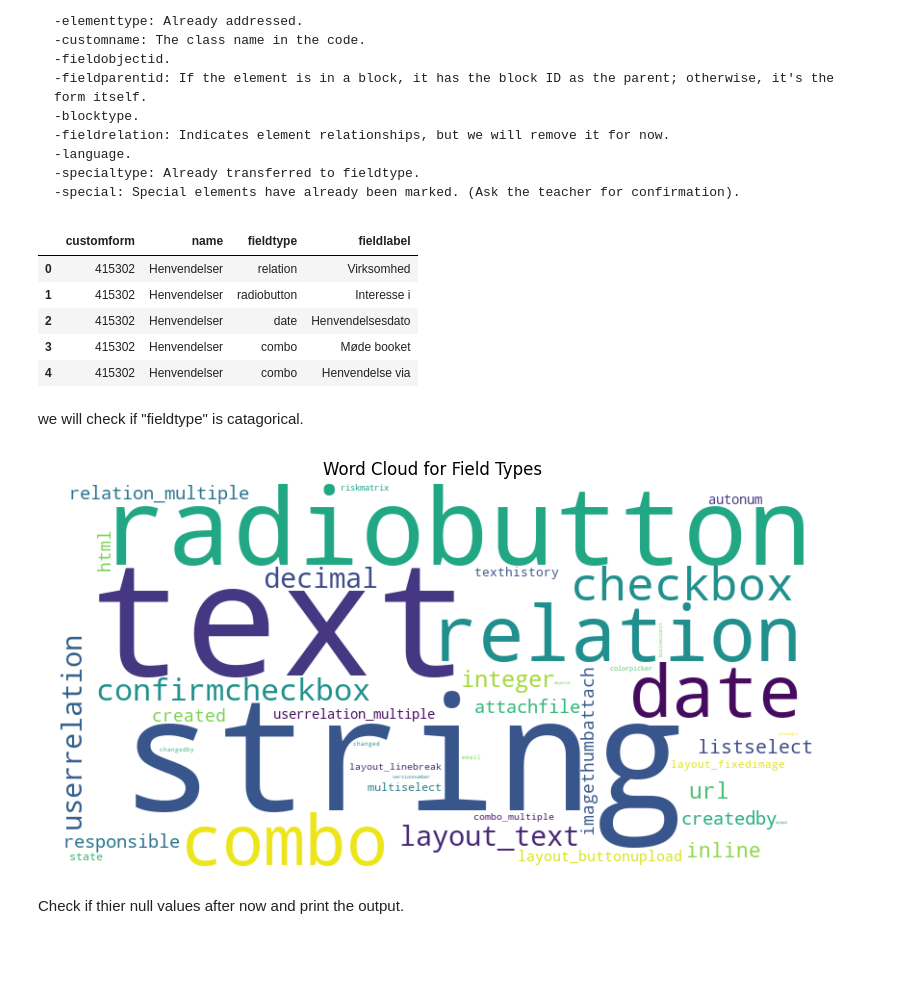
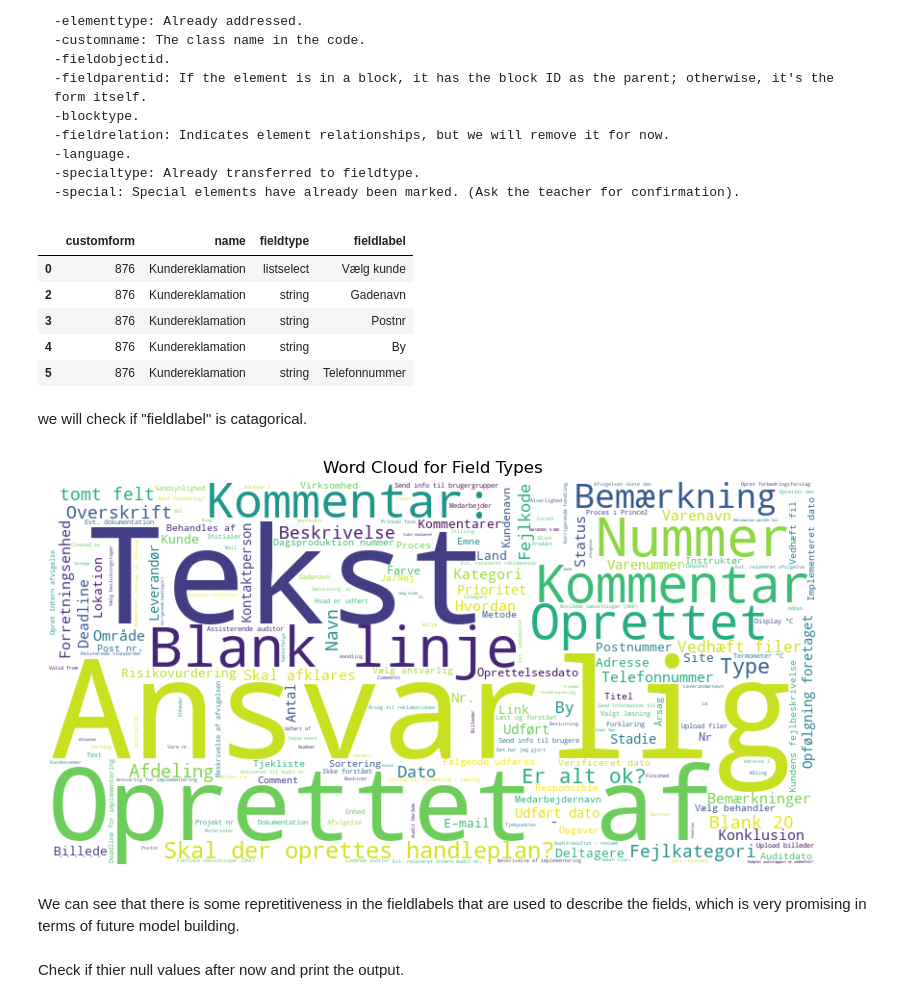
Before and after one commit to Semo0/IPWFormAi, a Jupyter notebook: app/IPWFormAi.ipynb, the cells around one changed output. Cells and saved outputs as stored; diff of their text form; code cells hidden in the pictures; blank space fills up the shorter version.

Commit message:
more data preprocessing for multioutput classification

```diff
--- a/app/IPWFormAi.ipynb
+++ b/app/IPWFormAi.ipynb
@@ -9,7 +9,7 @@ from wordcloud import WordCloud
 # !pip install wordcloud
 # %%
 #reading the data
-data = pd.read_csv("data/IPW-data.csv")
+data = pd.read_csv("c:/Users/migle/Desktop/BPR/IPWFormAi/data/all_data.csv", on_bad_lines='skip')
 display(data)
 # %% [output]
 |  | Kunde | customname | customform | name | fieldobjectid | fieldparentid | fieldparenttype | elementtype | ... |
@@ -123,26 +123,28 @@ data = data.drop(columns=['Kunde','isspecial','elementtype', 'customname','field
 data.head()
 # %% [output]
 |  | customform | name | fieldtype | fieldlabel |
-| 0 | 415302 | Henvendelser | relation | Virksomhed |
-| 1 | 415302 | Henvendelser | radiobutton | Interesse i |
-| 2 | 415302 | Henvendelser | date | Henvendelsesdato |
-| 3 | 415302 | Henvendelser | combo | Møde booket |
-| 4 | 415302 | Henvendelser | combo | Henvendelse via |
+| 0 | 876 | Kundereklamation | listselect | Vælg kunde |
+| 2 | 876 | Kundereklamation | string | Gadenavn |
+| 3 | 876 | Kundereklamation | string | Postnr |
+| 4 | 876 | Kundereklamation | string | By |
+| 5 | 876 | Kundereklamation | string | Telefonnummer |
 # %% [markdown]
-we will check if "fieldtype" is catagorical.
+we will check if "fieldlabel" is catagorical.
 # %%
 # Check if fieldtype is catagorical.
-fieldtype = data['fieldtype'].value_counts()
+fieldtype = data['fieldlabel'].value_counts()
 
 wordcloud = WordCloud(width=800, height=400, background_color='white').generate_from_frequencies(fieldtype)
 
 plt.figure(figsize=(10, 5))
 plt.imshow(wordcloud, interpolation='bilinear')
 plt.axis('off')  # Turn off the axis
 plt.title('Word Cloud for Field Types')
 plt.show()
 # %% [output]
-[figure, old version]
+[figure, new version]
+# %% [markdown]
+We can see that there is some repretitiveness in the fieldlabels that are used to describe the fields, which is very promising in terms of future model building.
 # %% [markdown]
 Check if thier null values after now and print the output.
 # %%
```
Also changed, not shown: parts of 9 cells of this notebook, 4 other files.
